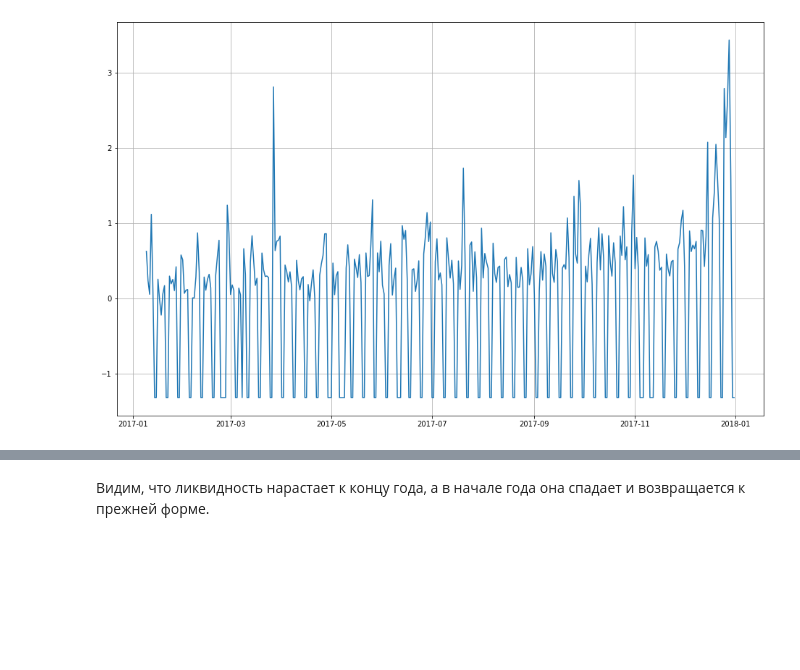
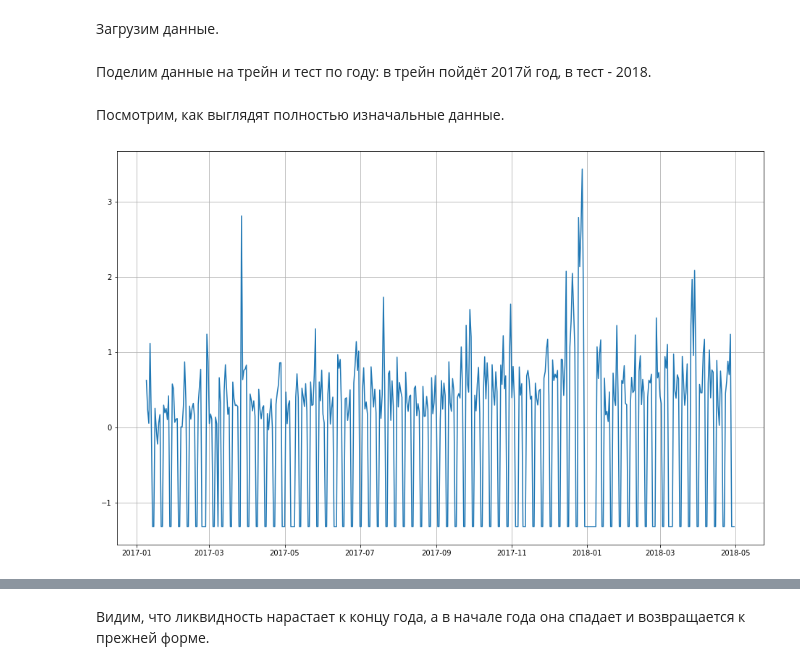
Before and after one commit to Penitto/StochProcs3, a Jupyter notebook: Proj.ipynb, the cells around one changed output, grey strips where cells are left out. Cells and saved outputs as stored; diff of their text form; code cells hidden in the pictures; blank space fills up the shorter version.

```diff
--- a/Proj.ipynb
+++ b/Proj.ipynb
@@ -13,17 +13,23 @@ import datetime
 from model import *
 from cumsum import *
 import ruptures as rpt
+# %% [markdown]
+Загрузим данные.
 # %%
 data = pd.read_excel('project_3_train+test.xlsx', index_col='Date')
+# %% [markdown]
+Поделим данные на трейн и тест по году: в трейн пойдёт 2017й год, в тест - 2018.
 # %%
 train = data.iloc[:357]
 test = data.iloc[357:]
+# %% [markdown]
+Посмотрим, как выглядят полностью изначальные данные.
 # %%
 plt.figure(figsize=(16,10))
-plt.plot(train)
+plt.plot(data['Target'])
 plt.grid()
 plt.show()
 # %% [output]
-[figure, old version]
+[figure, new version]
 # %%
 plt.figure(figsize=(16,10))
```
Also changed, not shown: parts of 21 cells of this notebook.
